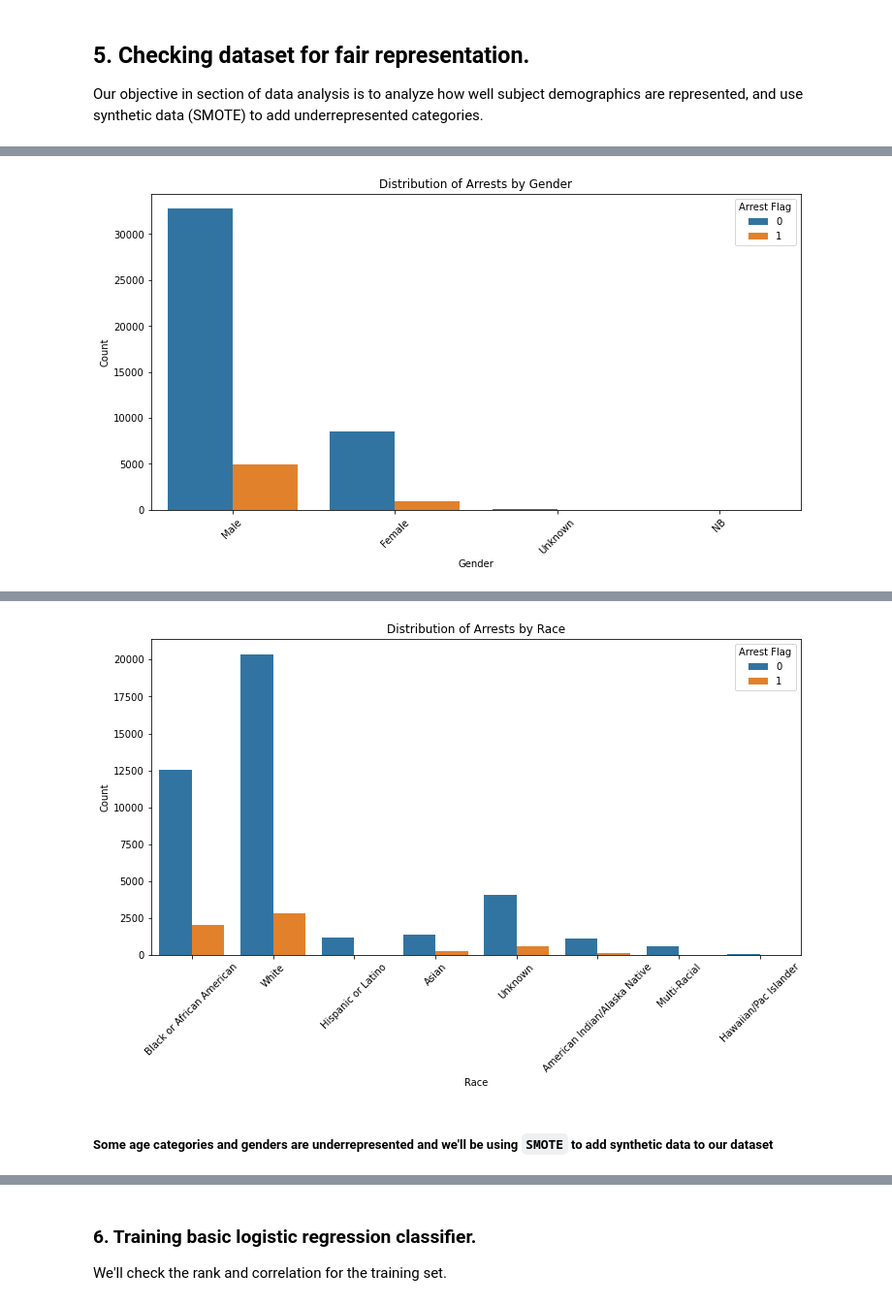
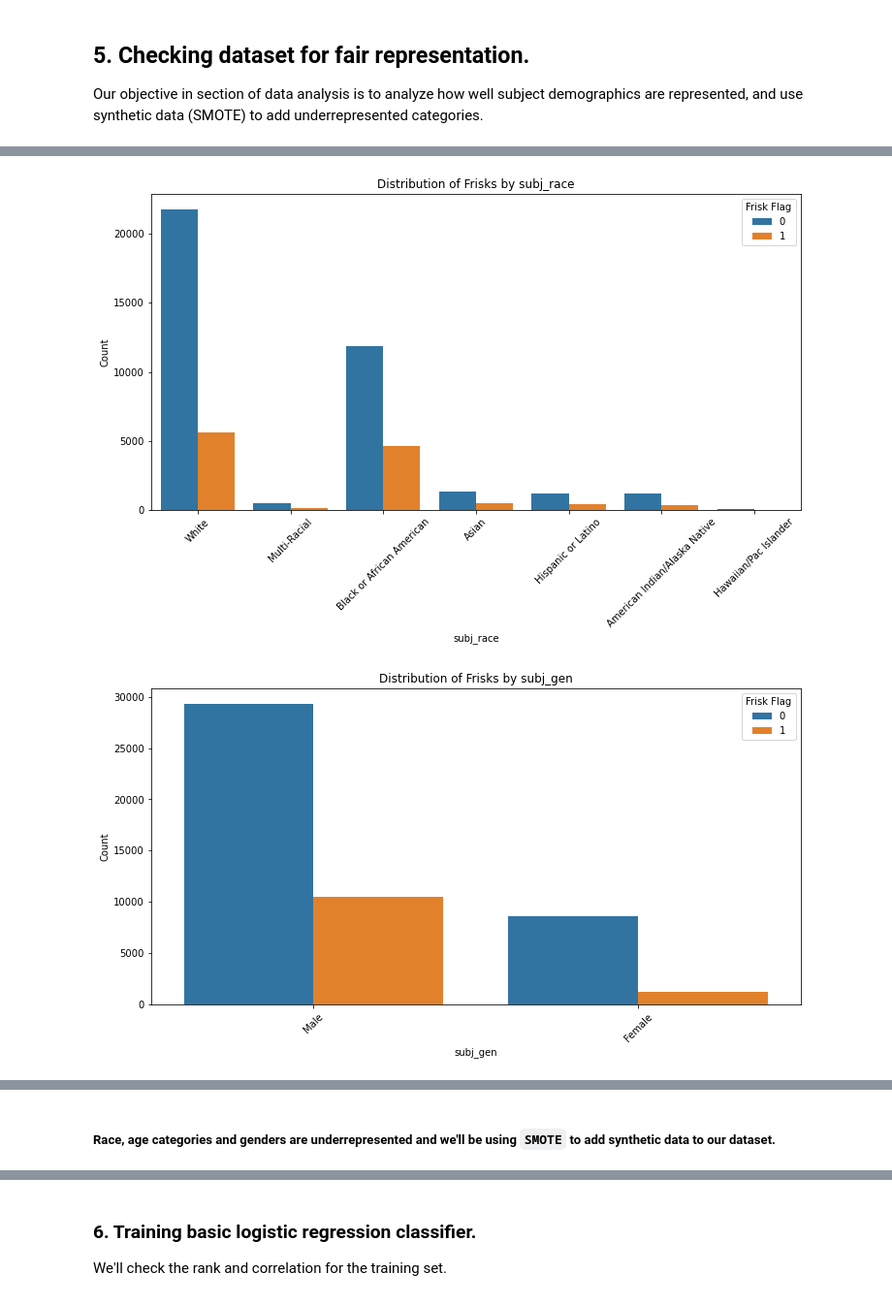
Before and after one commit to leksea/dsc-phase-3-project, a Jupyter notebook: Untitled.ipynb, the cells around one changed output, grey strips where cells are left out. Shown at 97% size. Cells and saved outputs as stored; diff of their text form; code cells hidden in the pictures.

```diff
--- a/Untitled.ipynb
+++ b/Untitled.ipynb
@@ -641,11 +710,12 @@ Unique values of Weapon Type:
 # %%
 # define the mapping of original values to new categories
 weapon_type_mapping = {
+    'Unknown':'None',
     '-': 'None',
     'None': 'None',
     'None/Not Applicable': 'None',
     'Personal Weapons (hands, feet, etc.)': 'None',
-    'Poison': 'Poison',
+    'Poison': 'None',
     'Handgun': 'Firearm',
     'Other Firearm': 'Firearm',
     'Firearm': 'Firearm',
@@ -877,7 +995,7 @@ Index(['Subject Age Group', 'Stop Resolution', 'Weapon Type', 'Officer YOB',
 cols_to_keep = ['Subject Age Group', 'Subject Perceived Race', 'Subject Perceived Gender', \
                 'Officer Age Group', 'Officer Gender', 'Officer Race', \
                 'Weapon Type', 'Weekday', 'Time of Day', 'Stop Initiated', \
-                'Arrest Flag', 'Frisk Flag', 'Citation Flag', 'Prosecution Flag', 'Beat']
+                'Arrest Flag', 'Frisk Flag', 'Beat']
 
 terry_slice = terry_subset[cols_to_keep].copy()
 # %%
@@ -910,7 +1029,7 @@ data.rename(columns={'Subject Age Group':'subj_ag', 'Subject Perceived Race':'su
                     'Subject Perceived Gender':'subj_gen', 'Officer Age Group':'officer_ag', \
                     'Officer Gender':'officer_gen', 'Officer Race':'officer_race', \
                     'Weapon Type':'weapon', 'Weekday':'weekday', \
-                    'Time of Day':'time', 'Stop Initiated':'stop_prompt', \
+                    'Time of Day':'time', 'Stop Initiated':'stop_init_officer', \
                     }, inplace=True)
 # %%
 # check that all rows have arrest flag
@@ -946,11 +1069,13 @@ import matplotlib.pyplot as plt
 # %%
-# Arrest by age group
-plt.figure(figsize=(12, 6))
-sns.countplot(data=data, x='subj_ag', hue='Arrest Flag')
-plt.title('Distribution of Arrests by Age Group')
-plt.xlabel('Age Group')
-plt.ylabel('Count')
-plt.legend(title='Arrest Flag', loc='upper right')
-plt.xticks(rotation=45)
-plt.show()
+columns_to_check={'subj_ag', 'subj_race', 'subj_gen', 'officer_ag', 'officer_gen', 'officer_race'}
+
+for col in columns_to_check:
+    plt.figure(figsize=(12, 6))
+    sns.countplot(data=data, x=col, hue='Arrest Flag')
+    plt.title(f'Distribution of Arrests by {col}')
+    plt.xlabel(col)
+    plt.ylabel('Count')
+    plt.legend(title='Arrest Flag', loc='upper right')
+    plt.xticks(rotation=45)
+    plt.show()
 # %% [output]
@@ -958,12 +1088,13 @@ plt.show()
 # %%
-# arrest by gender
-plt.figure(figsize=(12, 6))
-sns.countplot(data=data, x='subj_gen', hue='Arrest Flag')
-plt.title('Distribution of Arrests by Gender')
-plt.xlabel('Gender')
-plt.ylabel('Count')
-plt.legend(title='Arrest Flag', loc='upper right')
-plt.xticks(rotation=45)
-plt.show()
+for col in columns_to_check:
+    plt.figure(figsize=(12, 6))
+    sns.countplot(data=data, x=col, hue='Frisk Flag')
+    plt.title(f'Distribution of Frisks by {col}')
+    plt.xlabel(col)
+    plt.ylabel('Count')
+    plt.legend(title='Frisk Flag', loc='upper right')
+    plt.xticks(rotation=45)
+    plt.show()
 # %% [output]
-[figure, old version]
+[figure, new version]
+[figure, added]
@@ -970,15 +1105,3 @@ plt.show()
-# %%
-# Plot distribution of arrests by race
-plt.figure(figsize=(12, 6))
-sns.countplot(data=data, x='subj_race', hue='Arrest Flag')
-plt.title('Distribution of Arrests by Race')
-plt.xlabel('Race')
-plt.ylabel('Count')
-plt.legend(title='Arrest Flag', loc='upper right')
-plt.xticks(rotation=45)
-plt.show()
-# %% [output]
-[figure, removed]
 # %% [markdown]
-##### Some age categories and genders are underrepresented and we'll be using `SMOTE` to add synthetic data to our dataset
+##### Race, age categories and genders are underrepresented and we'll be using `SMOTE` to add synthetic data to our dataset.
 # %% [markdown]
```
Also changed, not shown: parts of 93 cells of this notebook.
